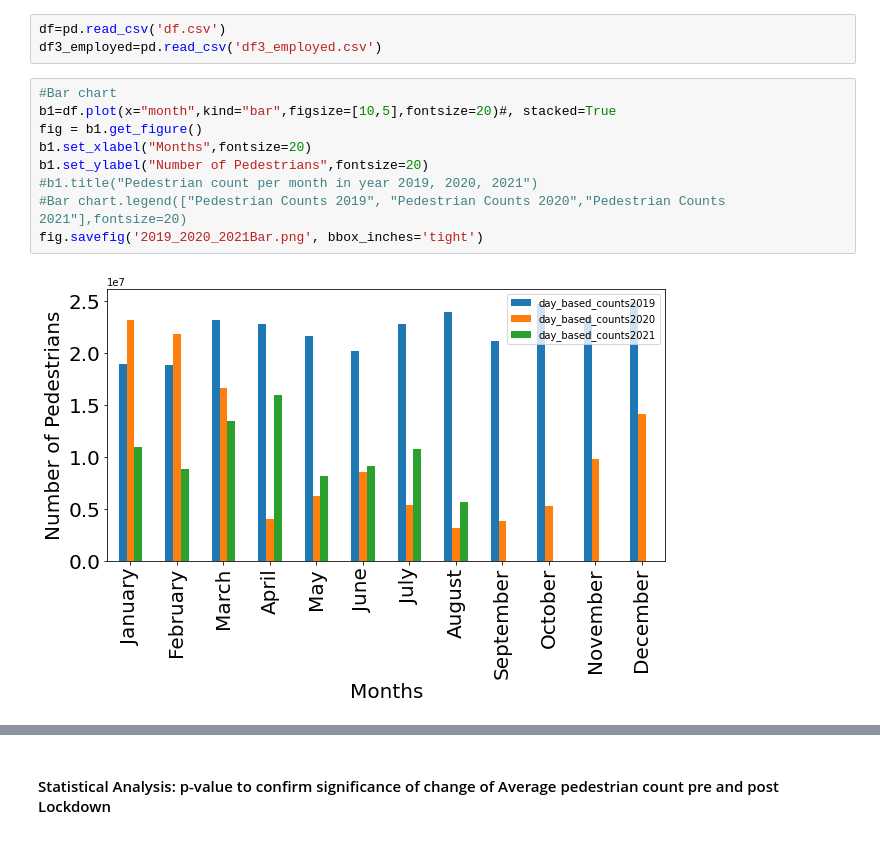
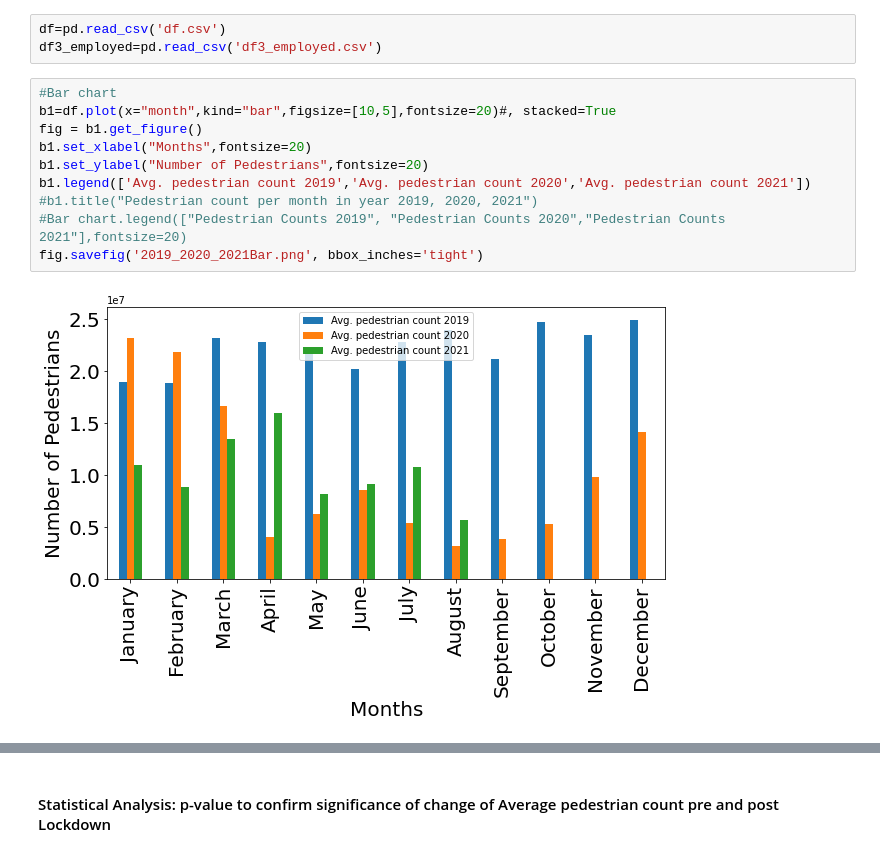
Before and after one commit to James-Akerman/covid19-melbourne-pedestrian-activity-analysis, a Jupyter notebook: Hypothesis 2 and 5/Data Analysis.ipynb, the cells around one changed output, grey strips where cells are left out. Cells and saved outputs as stored; diff of their text form.

```diff
--- a/Hypothesis 2 and 5/Data Analysis.ipynb
+++ b/Hypothesis 2 and 5/Data Analysis.ipynb
@@ -21,11 +22,12 @@ df3_employed=pd.read_csv('df3_employed.csv')
 # %%
 #Bar chart
 b1=df.plot(x="month",kind="bar",figsize=[10,5],fontsize=20)#, stacked=True
 fig = b1.get_figure()
 b1.set_xlabel("Months",fontsize=20)
 b1.set_ylabel("Number of Pedestrians",fontsize=20)
+b1.legend(['Avg. pedestrian count 2019','Avg. pedestrian count 2020','Avg. pedestrian count 2021'])
 #b1.title("Pedestrian count per month in year 2019, 2020, 2021")
 #Bar chart.legend(["Pedestrian Counts 2019", "Pedestrian Counts 2020","Pedestrian Counts 2021"],fontsize=20)
 fig.savefig('2019_2020_2021Bar.png', bbox_inches='tight')
 # %% [output]
-[figure, old version]
+[figure, new version]
```
Also changed, not shown: parts of 4 cells of this notebook, 1 other file.
